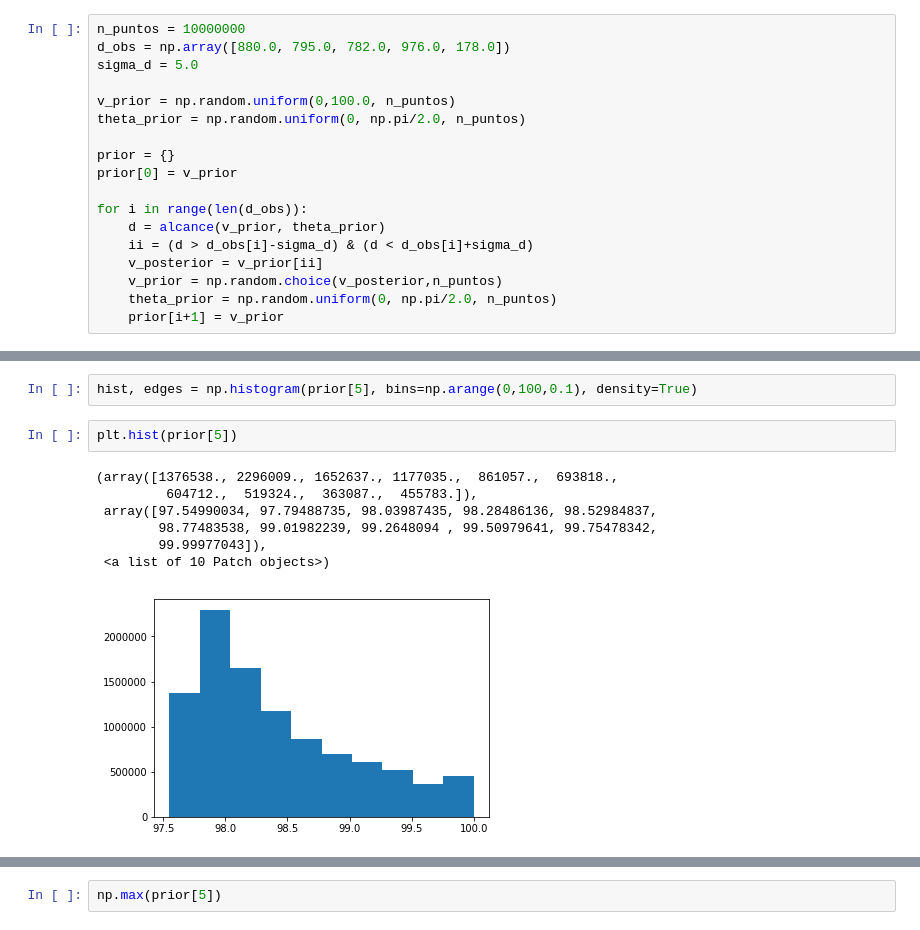
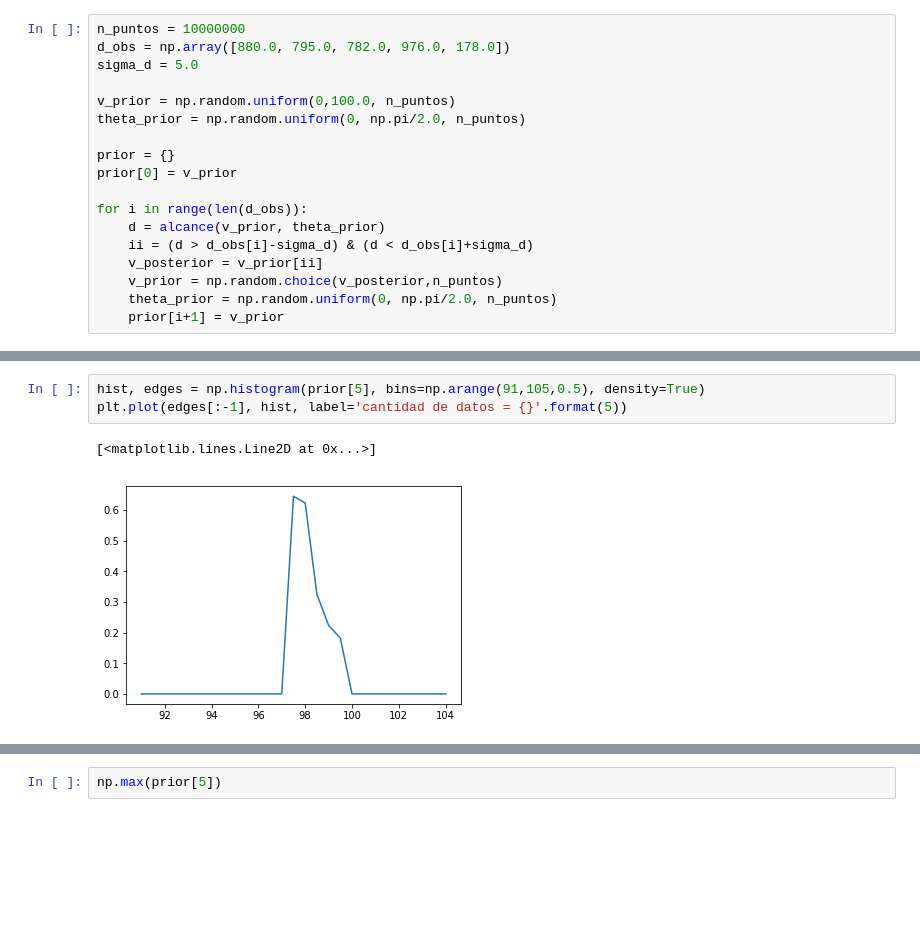
Before and after one commit to JoseMontanaC/Metodos_Computacionales, a Jupyter notebook: Repaso_Ejercicios/Ejercicio_8/Ejercicio_8.ipynb, the cells around one changed output, grey strips where cells are left out. Saved outputs shown, nothing was run; the diff lists cells and outputs as text; blank space fills up the shorter version.

```diff
--- a/Repaso_Ejercicios/Ejercicio_8/Ejercicio_8.ipynb
+++ b/Repaso_Ejercicios/Ejercicio_8/Ejercicio_8.ipynb
@@ -174,12 +187,6 @@ for i in range(len(d_obs)):
 # %%
-hist, edges = np.histogram(prior[5], bins=np.arange(0,100,0.1), density=True)
+hist, edges = np.histogram(prior[5], bins=np.arange(91,105,0.5), density=True)
+plt.plot(edges[:-1], hist, label='cantidad de datos = {}'.format(5))
+# %% [output]
+[<matplotlib.lines.Line2D at 0x...>]
+[figure, added]
-# %%
-plt.hist(prior[5])
-# %% [output]
-(array([1376538., 2296009., 1652637., 1177035.,  861057.,  693818.,
-         604712.,  519324.,  363087.,  455783.]),
- array([97.54990034, 97.79488735, 98.03987435, 98.28486136, 98.52984837,
-        98.77483538, 99.01982239, 99.2648094 , 99.50979641, 99.75478342,
-        99.99977043]),
- <a list of 10 Patch objects>)
-[figure, removed]
```
Also changed, not shown: parts of 7 cells of this notebook.
